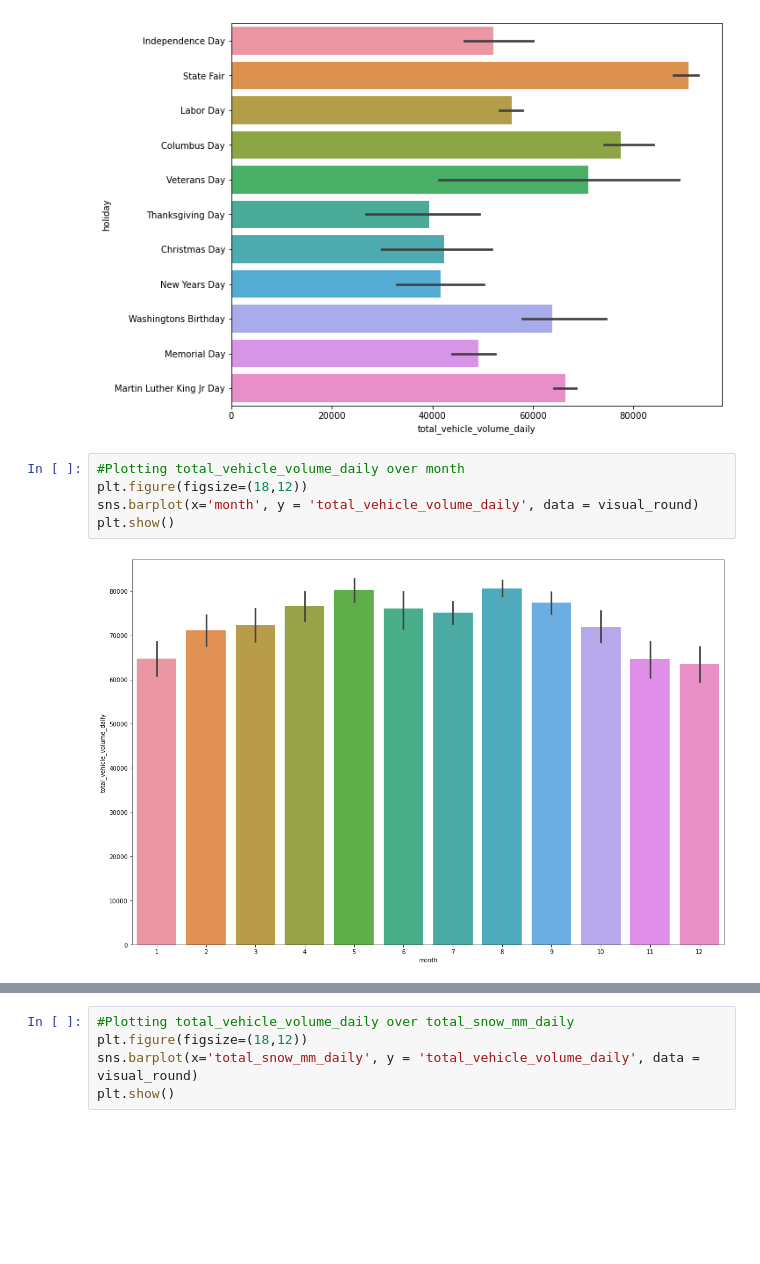
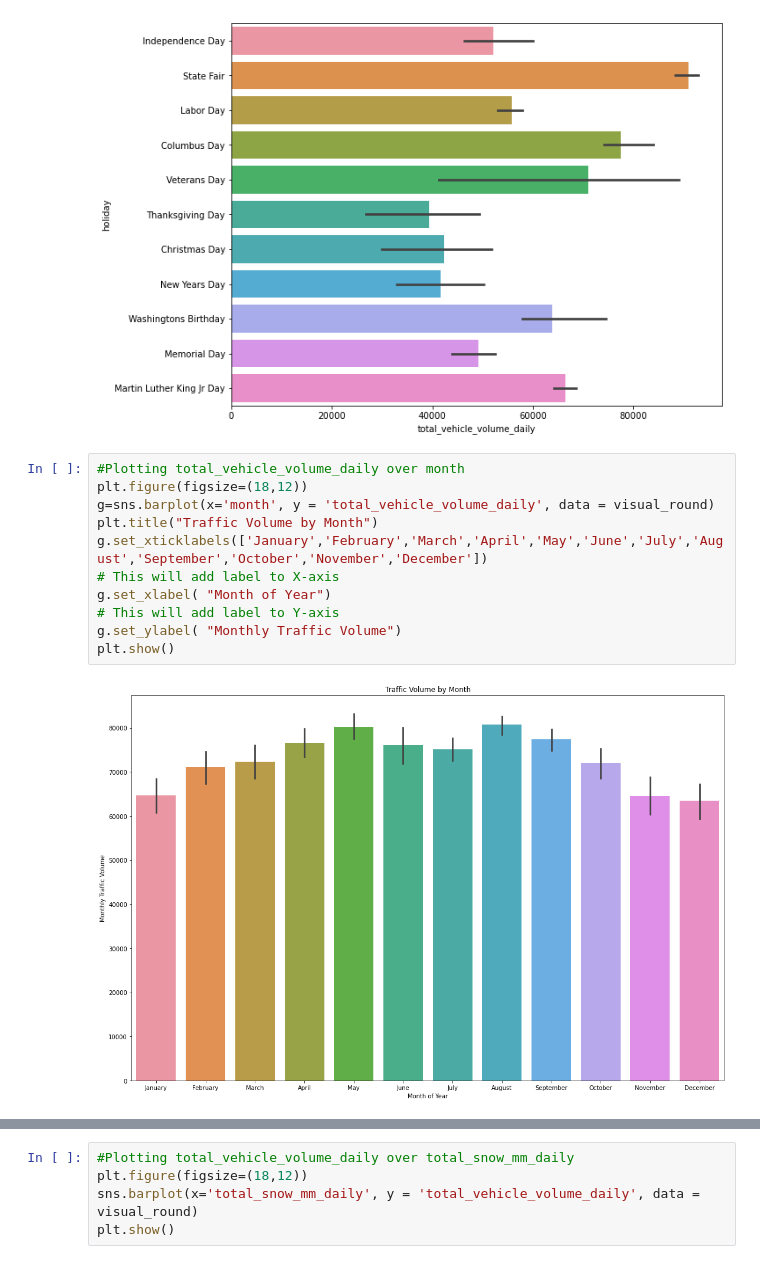
Before and after one commit to mhertel278/Data_Bootcamp_Capstone_Project, a Jupyter notebook: vandivort_segment2_visualizations.ipynb, the cells around one changed output, grey strips where cells are left out. Drawn from its saved outputs; the diff is of its cells as text; blank space fills up the shorter version.

```diff
--- a/vandivort_segment2_visualizations.ipynb
+++ b/vandivort_segment2_visualizations.ipynb
@@ -76,10 +76,16 @@ plt.show()
 # %%
 #Plotting total_vehicle_volume_daily over month
 plt.figure(figsize=(18,12))
-sns.barplot(x='month', y = 'total_vehicle_volume_daily', data = visual_round)
+g=sns.barplot(x='month', y = 'total_vehicle_volume_daily', data = visual_round)
+plt.title("Traffic Volume by Month")
+g.set_xticklabels(['January','February','March','April','May','June','July','August','September','October','November','December'])
+# This will add label to X-axis
+g.set_xlabel( "Month of Year")
+# This will add label to Y-axis
+g.set_ylabel( "Monthly Traffic Volume")
 plt.show()
 # %% [output]
-[figure, old version]
+[figure, new version]
 # %%
 #Plotting total_vehicle_volume_daily over total_rain_mm_daily
 plt.figure(figsize=(18,12))
```
Also changed, not shown: parts of 9 cells of this notebook.
